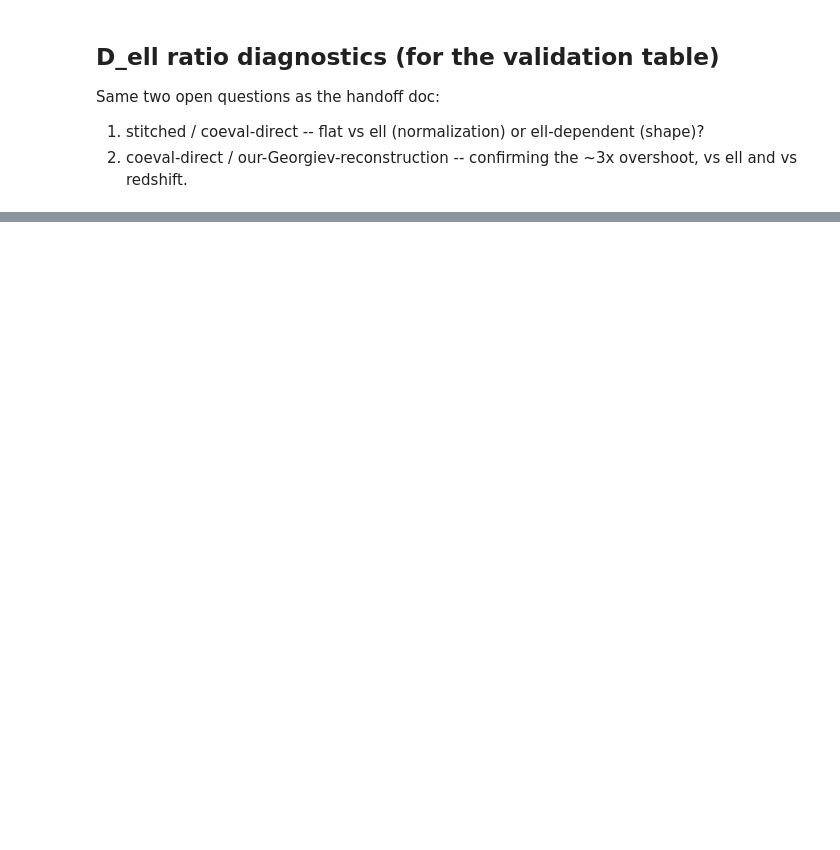
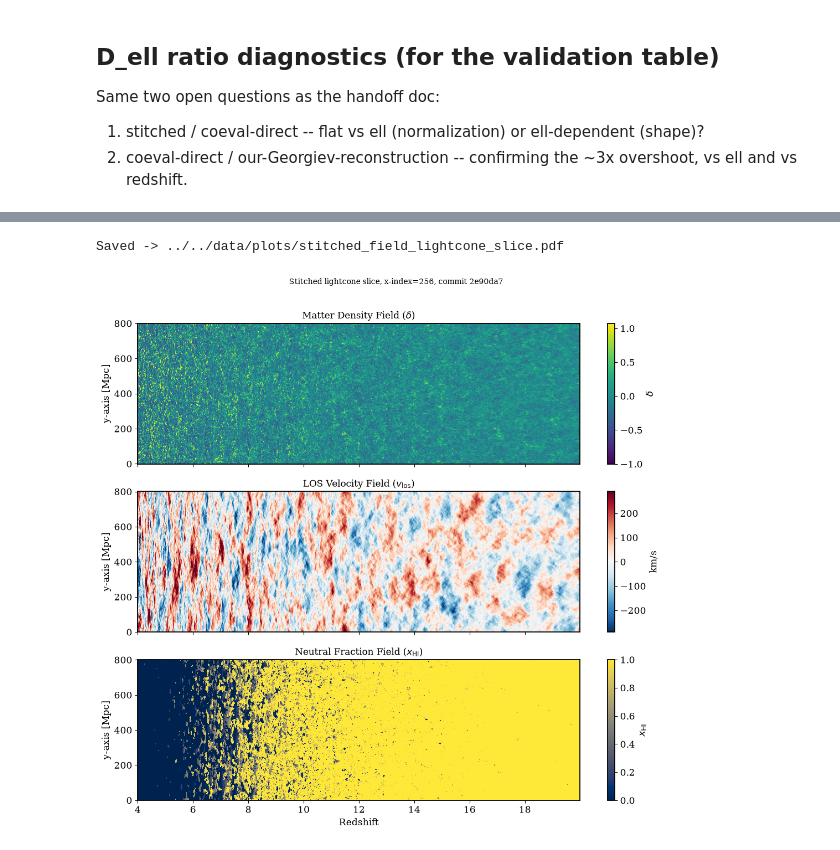
Before and after one commit to swanith01/ksz-pipeline, a Jupyter notebook: notebooks/exploratory/georgiev_comparison.ipynb, the cells around one changed output, grey strips where cells are left out. Drawn from its saved outputs; the diff is of its cells as text; code cells hidden in the pictures; blank space fills up the shorter version.

```diff
--- a/notebooks/exploratory/georgiev_comparison.ipynb
+++ b/notebooks/exploratory/georgiev_comparison.ipynb
@@ -184,0 +389,13 @@ for i, z in enumerate(pee['z']):
+# %%
+import json
+
+coeval_stats   = np.load(f"{PRODUCTS_DIR}/coeval_field_stats.npz")
+stitched_slice = np.load(f"{PRODUCTS_DIR}/stitched_field_slice.npz")
+ksz_map        = np.load(f"{PRODUCTS_DIR}/ksz_map_stitched.npy")
+
+with open(f"{PRODUCTS_DIR}/validation_run_stats.json") as f:
+    run_stats = json.load(f)
+
+print("Run stats:")
+for k, v in run_stats.items():
+    print(f"  {k}: {v}")
@@ -184,0 +418,43 @@ for i, z in enumerate(pee['z']):
+# %%
+from ksz_pipeline.utils.constants import MPC_CM
+
+z_arr_slice   = stitched_slice['z_arr']
+box_len_slice = float(stitched_slice['box_len'])
+delta_slice   = stitched_slice['delta']        # raw delta, NOT 1+delta
+v_los_slice   = stitched_slice['v_los_Mpc_s']
+xHI_slice     = stitched_slice['xHI']
+
+v_los_km_s = v_los_slice * MPC_CM / 1e5   # Mpc/s -> cm/s -> km/s, for readability
+y_axis_mpc = np.linspace(0, box_len_slice, delta_slice.shape[0])
+
+fig, axes = plt.subplots(3, 1, figsize=(11, 10), sharex=True)
+
+vmax_delta = np.percentile(delta_slice, 99)
+im0 = axes[0].pcolormesh(z_arr_slice, y_axis_mpc, delta_slice, cmap='viridis',
+                          vmin=-1, vmax=vmax_delta, shading='auto')
+axes[0].set_ylabel("y-axis [Mpc]")
+axes[0].set_title(r"Matter Density Field ($\delta$)", fontsize=12)
+fig.colorbar(im0, ax=axes[0]).set_label(r"$\delta$")
+
+vmax_v = np.percentile(np.abs(v_los_km_s), 99)
+im1 = axes[1].pcolormesh(z_arr_slice, y_axis_mpc, v_los_km_s, cmap='RdBu_r',
+                          vmin=-vmax_v, vmax=vmax_v, shading='auto')
+axes[1].set_ylabel("y-axis [Mpc]")
+axes[1].set_title(r"LOS Velocity Field ($v_{\rm los}$)", fontsize=12)
+fig.colorbar(im1, ax=axes[1]).set_label("km/s")
+
+im2 = axes[2].pcolormesh(z_arr_slice, y_axis_mpc, xHI_slice, cmap='cividis',
+                          vmin=0, vmax=1, shading='auto')
+axes[2].set_ylabel("y-axis [Mpc]")
+axes[2].set_xlabel("Redshift")
+axes[2].set_title(r"Neutral Fraction Field ($x_{\rm HI}$)", fontsize=12)
+fig.colorbar(im2, ax=axes[2]).set_label(r"$x_{\rm HI}$")
+
+fig.suptitle(f"Stitched lightcone slice, x-index={int(stitched_slice['x_slice_idx'])}, "
+             f"commit {run_stats['commit'][:7]}", fontsize=10, y=1.01)
+fig.tight_layout()
+fig.savefig(f"{PLOTS_DIR}/stitched_field_lightcone_slice.pdf", bbox_inches='tight')
+print(f"Saved -> {PLOTS_DIR}/stitched_field_lightcone_slice.pdf")
+# %% [output]
+Saved -> ../../data/plots/stitched_field_lightcone_slice.pdf
+[figure, added]
```
Also changed, not shown: parts of 12 cells of this notebook.
